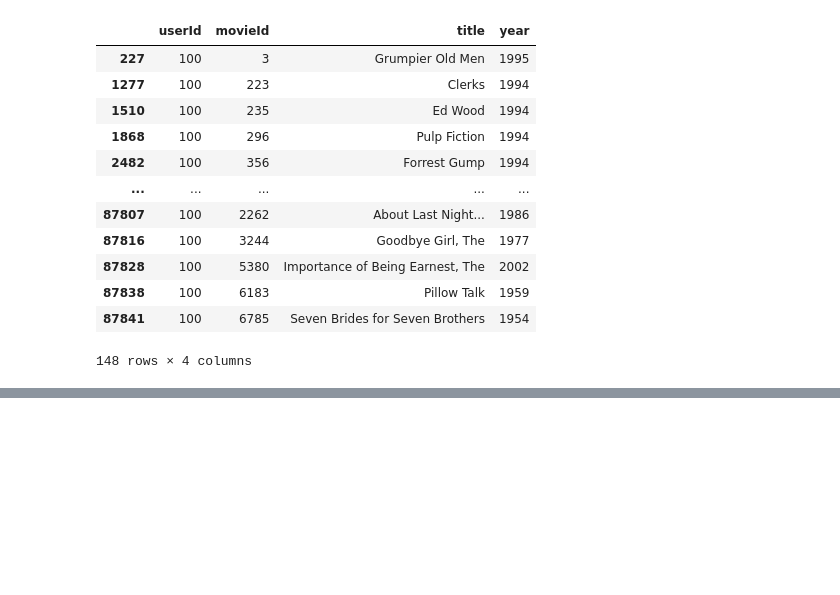
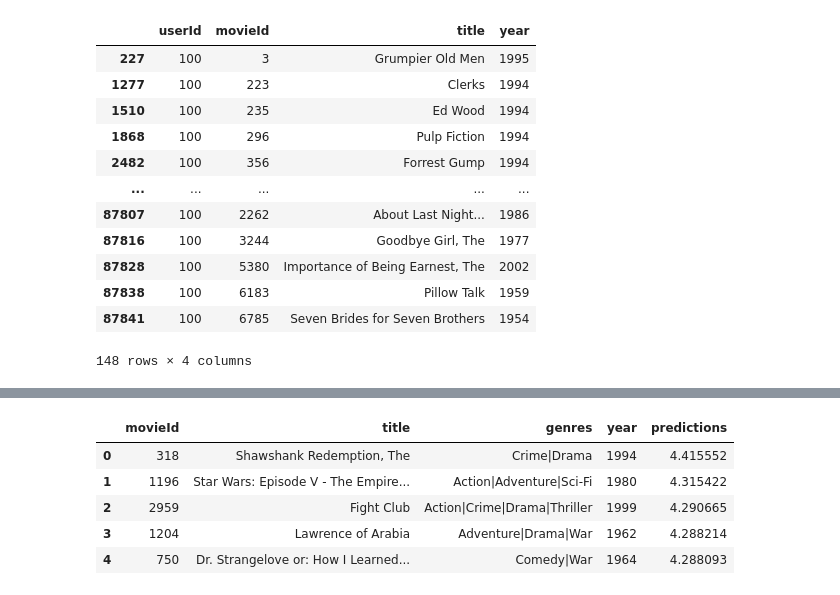
Before and after one commit to JulianHe1991/Movie_Recommendation_Project, a Jupyter notebook: Dirty_Modeling_Notebook.ipynb, the cells around one changed output, grey strips where cells are left out. Drawn from its saved outputs; the diff is of its cells as text; code cells hidden in the pictures; blank space fills up the shorter version.

```diff
--- a/Dirty_Modeling_Notebook.ipynb
+++ b/Dirty_Modeling_Notebook.ipynb
@@ -764,3 +769,14 @@ Estimating biases using als...
+# %%
+rec_df = rec_df.drop(["iid"], axis = 1)
+# %%
+rec_df.head()
+# %% [output]
+|  | movieId | title | genres | year | predictions |
+| 0 | 318 | Shawshank Redemption, The | Crime|Drama | 1994 | 4.415552 |
+| 1 | 1196 | Star Wars: Episode V - The Empire... | Action|Adventure|Sci-Fi | 1980 | 4.315422 |
+| 2 | 2959 | Fight Club | Action|Crime|Drama|Thriller | 1999 | 4.290665 |
+| 3 | 1204 | Lawrence of Arabia | Adventure|Drama|War | 1962 | 4.288214 |
+| 4 | 750 | Dr. Strangelove or: How I Learned... | Comedy|War | 1964 | 4.288093 |
 # %%
 df[df['movieId'] == 318]
 # %% [output]
```
Also changed, not shown: parts of 10 cells of this notebook.
